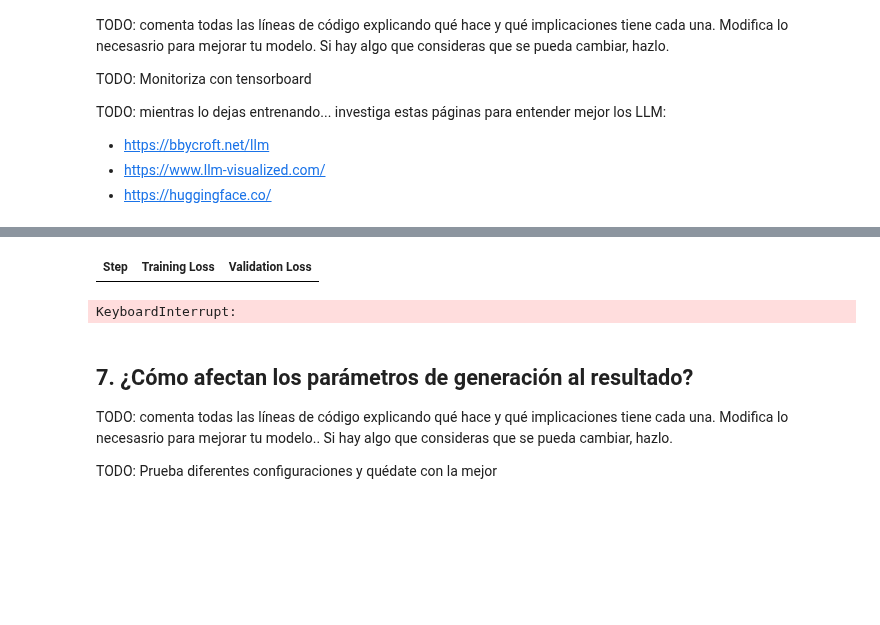
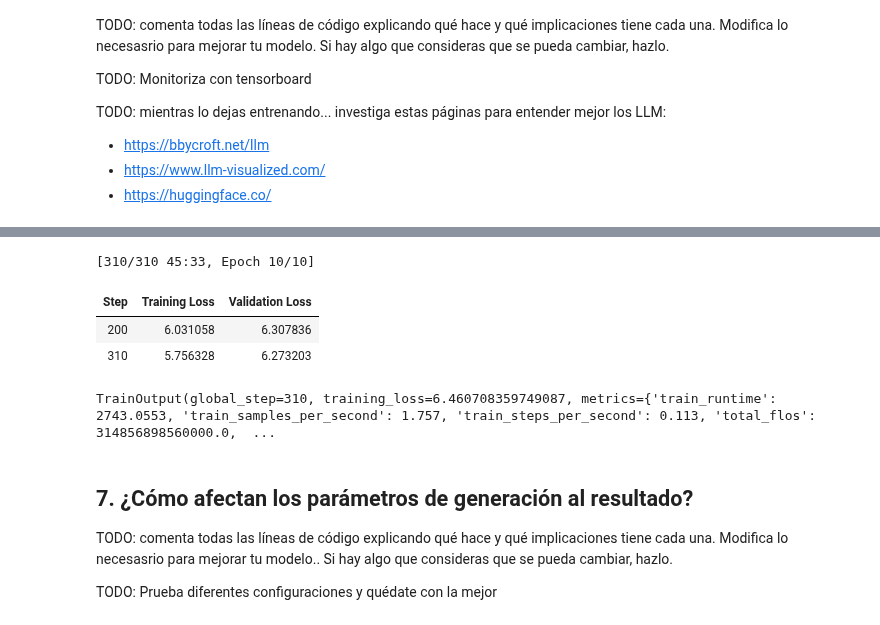
Before and after one commit to JavierPeraltaAzagra/Big-Data-e-IA, a Jupyter notebook: Programacion de IA/Procesamiento del Lenguaje Natural/Practica_4_Entrenamiento_MiniLLM.ipynb, the cells around one changed output, grey strips where cells are left out. Saved outputs shown, nothing was run; the diff lists cells and outputs as text; code cells hidden in the pictures; blank space fills up the shorter version.

```diff
--- a/Programacion de IA/Procesamiento del Lenguaje Natural/Practica 4/Practica_4_Entrenamiento_MiniLLM.ipynb
+++ b/Programacion de IA/Procesamiento del Lenguaje Natural/Practica_4_Entrenamiento_MiniLLM.ipynb
@@ -160,7 +161,7 @@ from transformers import AutoTokenizer
 
 context_length = 128
 # Cargamos el tokenizador de GPT-2
-tokenizer = AutoTokenizer.from_pretrained("xlm-roberta-base")
+tokenizer = AutoTokenizer.from_pretrained("datificate/gpt2-small-spanish")
 # Asignar token de fin (EOS: "símbolo" que se usa para indicar el final de un texto) como token de relleno
 # (PAD: "símbolo" que se usa para rellenar textos más cortos, para igualar longitudes)
 tokenizer.pad_token = tokenizer.eos_token
@@ -197,7 +200,7 @@ TODO: comenta todas las líneas de código explicando qué hace y qué implicaci
 from transformers import AutoConfig, AutoModelForCausalLM
 # Creamos una configuración para nuestro modelo, adaptada al tamaño de nuestro vocabulario (saber cuántos tokens tenemos) y longitud de contexto
 config = AutoConfig.from_pretrained(
-    "xlm-roberta-base",
+    "datificate/gpt2-small-spanish",
     vocab_size=len(tokenizer),
     n_ctx=context_length,
     bos_token_id=tokenizer.bos_token_id,
@@ -237,7 +239,7 @@ training_args = TrainingArguments(
     eval_strategy="steps",
     eval_steps=200,
     logging_steps=100,
-    num_train_epochs=1,
+    num_train_epochs=10,
     weight_decay=0.01,
     lr_scheduler_type="cosine",
     learning_rate=5e-5,
@@ -263,5 +265,8 @@ trainer.train()
+[310/310 45:33, Epoch 10/10]
 | Step | Training Loss | Validation Loss |
+| 200 | 6.031058 | 6.307836 |
+| 310 | 5.756328 | 6.273203 |
-KeyboardInterrupt:
+TrainOutput(global_step=310, training_loss=6.460708359749087, metrics={'train_runtime': 2743.0553, 'train_samples_per_second': 1.757, 'train_steps_per_second': 0.113, 'total_flos': 314856898560000.0,  ...
 # %% [markdown]
 ## 7. ¿Cómo afectan los parámetros de generación al resultado?
 
```
Also changed, not shown: parts of 7 cells of this notebook, 1 other file.
